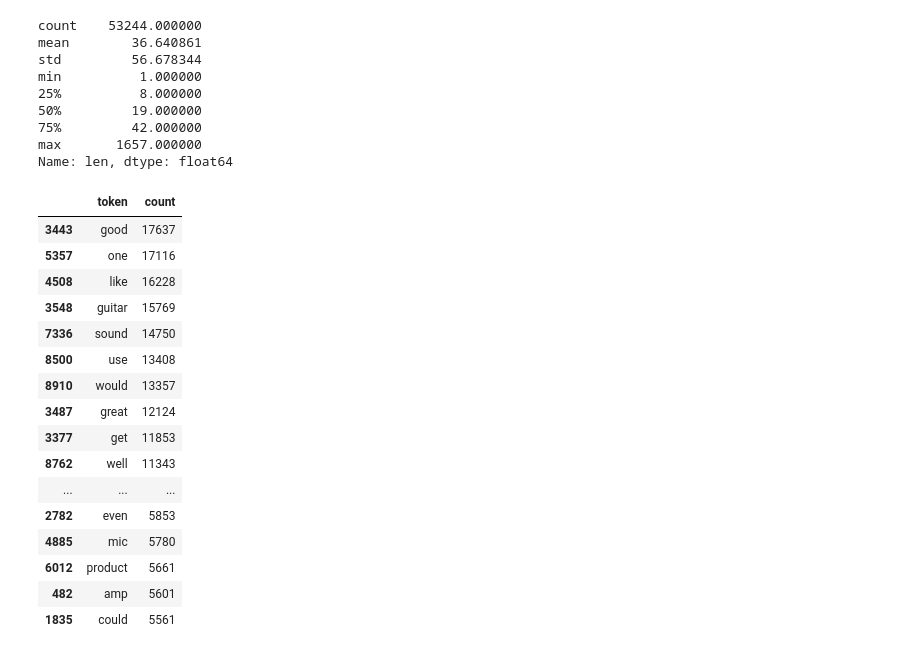
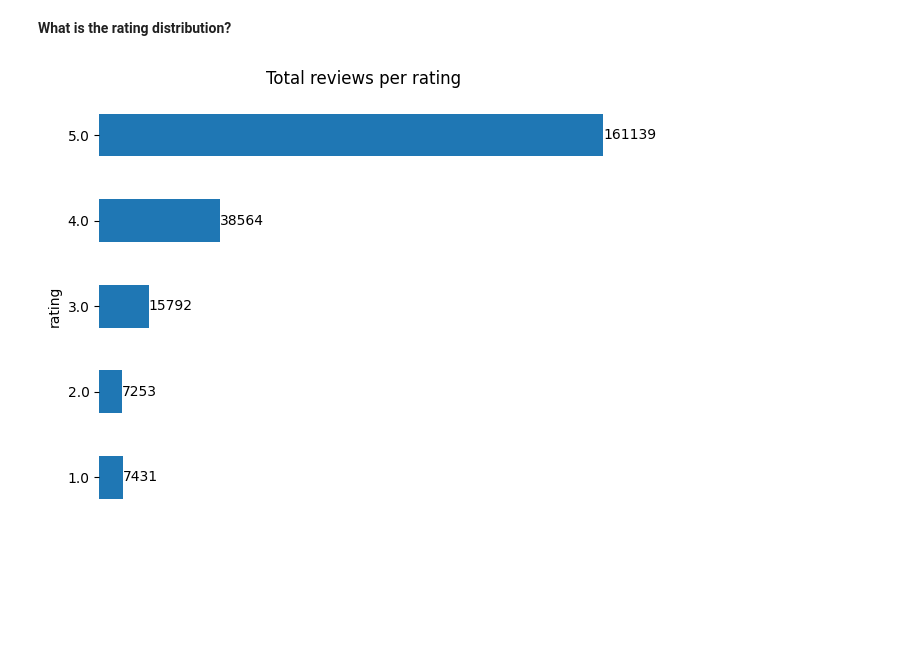
Before and after one commit to saketh97/Sentiment-topic-insights-for-Amazon-reviews, a Jupyter notebook: notebooks/01_eda.ipynb, the cells around one changed output. Saved outputs shown, nothing was run; the diff lists cells and outputs as text; code cells hidden in the pictures; blank space fills up the shorter version.

Commit message:
Modified EDA and data cleaning

```diff
--- a/notebooks/01_eda.ipynb
+++ b/notebooks/01_eda.ipynb
@@ -1,7 +1,7 @@
 # %%
+
 import pandas as pd
 import matplotlib.pyplot as plt
-from pathlib import Path
 
-df = pd.read_csv("../data/processed/amazon_mi_clean.csv")
-df.head(3)
+path = "../data/processed/amazon_mi_clean.csv"
+main = pd.read_csv(path)
@@ -28,47 +7,0 @@ Name: proportion, dtype: float64
-# %%
-# text length
-df['len']=df['text_clean'].str.split().map(len)
-ax=df['len'].plot(kind='hist',bins=50)
-ax.set_title('Review Length(tokens)')
-ax.set_xlabel('tokens')
-fig=ax.get_figure()
-fig.savefig("../reports/figures/eda_length_hist.png",dpi=150,bbox_inches="tight")
-plt.close(fig)
-df['len'].describe()
-# %% [output]
-count    53244.000000
-mean        36.640861
-std         56.678344
-min          1.000000
-25%          8.000000
-50%         19.000000
-75%         42.000000
-max       1657.000000
-Name: len, dtype: float64
-# %%
-# top tokens
-from sklearn.feature_extraction.text import CountVectorizer
-vect = CountVectorizer(min_df=10,max_df=0.9)
-X =vect.fit_transform(df["text_clean"])
-counts = X.sum(axis=0).A1
-vocab=vect.get_feature_names_out()
-top=pd.DataFrame({"token":vocab,'count':counts}).sort_values('count',ascending=False).head(30)
-top
-# %% [output]
-|  | token | count |
-| 3443 | good | 17637 |
-| 5357 | one | 17116 |
-| 4508 | like | 16228 |
-| 3548 | guitar | 15769 |
-| 7336 | sound | 14750 |
-| 8500 | use | 13408 |
-| 8910 | would | 13357 |
-| 3487 | great | 12124 |
-| 3377 | get | 11853 |
-| 8762 | well | 11343 |
-| ... | ... | ... |
-| 2782 | even | 5853 |
-| 4885 | mic | 5780 |
-| 6012 | product | 5661 |
-| 482 | amp | 5601 |
-| 1835 | could | 5561 |
@@ -82,0 +20,15 @@ plt.close()
+# %% [markdown]
+**What is the rating distribution?**
+# %%
+#Rating distribution
+ax = main['rating'].value_counts().sort_index().plot(kind='barh')
+# Remove x-ahi, figsize=(7,4)ylabel('Rating')
+plt.xticks([])
+plt.title('Total reviews per rating')
+for i, v in enumerate(main['rating'].value_counts().sort_index()):
+    ax.text(v + 3, i, str(v), color='black', va='center')
+for spine in ax.spines.values():
+    spine.set_visible(False)
+plt.tight_layout()
+# %% [output]
+[figure, added]
```
Also changed, not shown: parts of 17 cells of this notebook, 3 other files.
